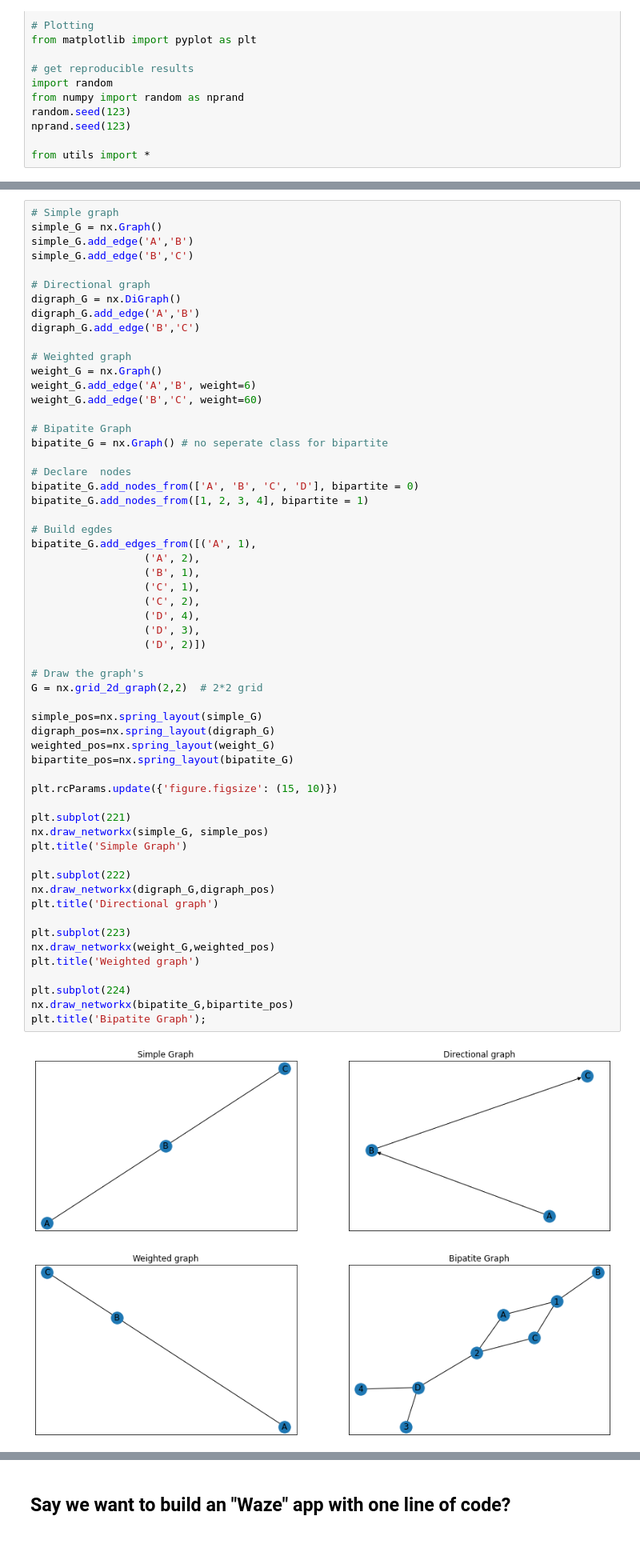
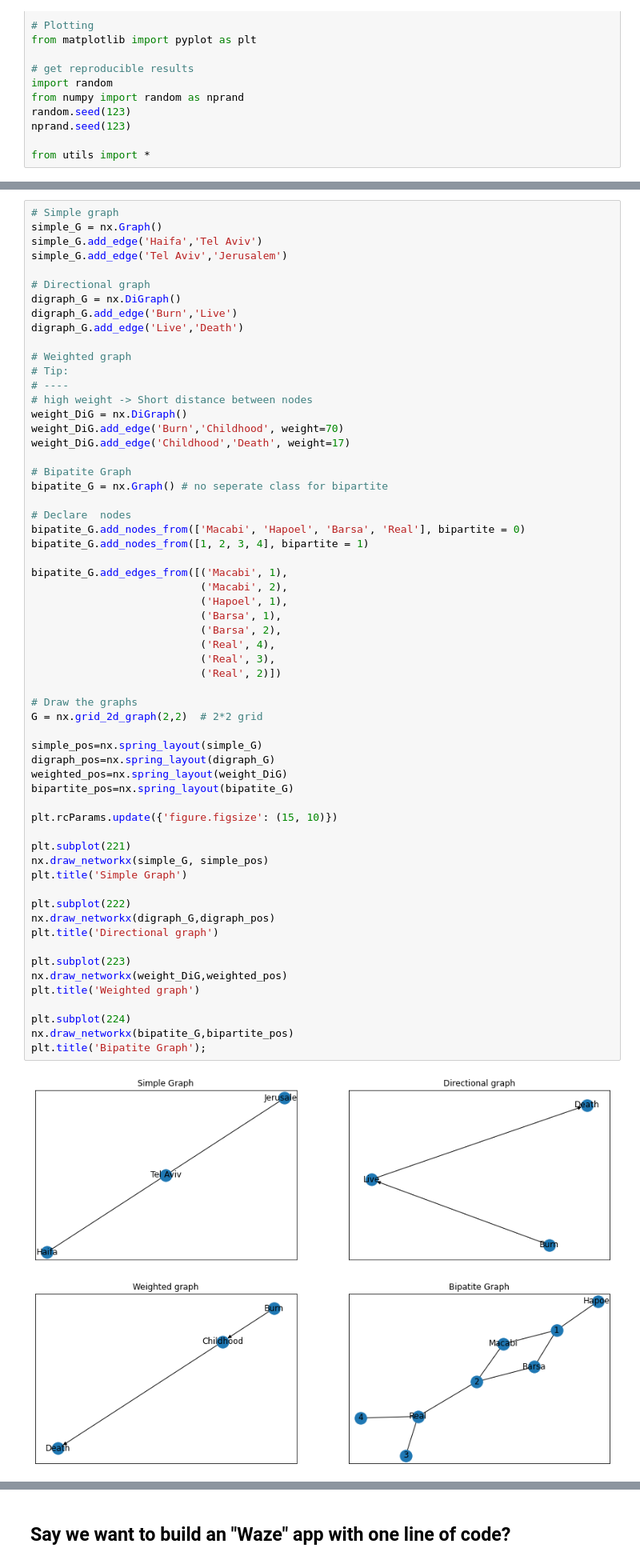
Before and after one commit to Eliran79/DataScienceWorkshop20936, a Jupyter notebook: networkx_soft_landing.ipynb, the cells around one changed output, grey strips where cells are left out. Shown at 80% size. Cells and saved outputs as stored; diff of their text form; blank space fills up the shorter version.

```diff
--- a/networkx_soft_landing.ipynb
+++ b/networkx_soft_landing.ipynb
@@ -29,60 +29,62 @@ from utils import *
 # %%
 # Simple graph
 simple_G = nx.Graph()
-simple_G.add_edge('A','B')
-simple_G.add_edge('B','C')
+simple_G.add_edge('Haifa','Tel Aviv')
+simple_G.add_edge('Tel Aviv','Jerusalem')
 
 # Directional graph
 digraph_G = nx.DiGraph()
-digraph_G.add_edge('A','B')
-digraph_G.add_edge('B','C')
+digraph_G.add_edge('Burn','Live')
+digraph_G.add_edge('Live','Death')
 
 # Weighted graph
-weight_G = nx.Graph()
-weight_G.add_edge('A','B', weight=6)
-weight_G.add_edge('B','C', weight=60)
+# Tip:
+# ----
+# high weight -> Short distance between nodes
+weight_DiG = nx.DiGraph()
+weight_DiG.add_edge('Burn','Childhood', weight=70)
+weight_DiG.add_edge('Childhood','Death', weight=17)
 
 # Bipatite Graph
 bipatite_G = nx.Graph() # no seperate class for bipartite
 
 # Declare  nodes
-bipatite_G.add_nodes_from(['A', 'B', 'C', 'D'], bipartite = 0)
+bipatite_G.add_nodes_from(['Macabi', 'Hapoel', 'Barsa', 'Real'], bipartite = 0)
 bipatite_G.add_nodes_from([1, 2, 3, 4], bipartite = 1)
 
-# Build egdes
-bipatite_G.add_edges_from([('A', 1),
-                  ('A', 2),
-                  ('B', 1),
-                  ('C', 1),
-                  ('C', 2),
-                  ('D', 4),
-                  ('D', 3),
-                  ('D', 2)])
+bipatite_G.add_edges_from([('Macabi', 1),
+                           ('Macabi', 2),
+                           ('Hapoel', 1),
+                           ('Barsa', 1),
+                           ('Barsa', 2),
+                           ('Real', 4),
+                           ('Real', 3),
+                           ('Real', 2)])
 
-# Draw the graph's
+# Draw the graphs
 G = nx.grid_2d_graph(2,2)  # 2*2 grid
 
 simple_pos=nx.spring_layout(simple_G)
 digraph_pos=nx.spring_layout(digraph_G)
-weighted_pos=nx.spring_layout(weight_G)
+weighted_pos=nx.spring_layout(weight_DiG)
 bipartite_pos=nx.spring_layout(bipatite_G)
 
 plt.rcParams.update({'figure.figsize': (15, 10)})
 
 plt.subplot(221)
 nx.draw_networkx(simple_G, simple_pos)
 plt.title('Simple Graph')
 
 plt.subplot(222)
 nx.draw_networkx(digraph_G,digraph_pos)
 plt.title('Directional graph')
 
 plt.subplot(223)
-nx.draw_networkx(weight_G,weighted_pos)
+nx.draw_networkx(weight_DiG,weighted_pos)
 plt.title('Weighted graph')
 
 plt.subplot(224)
 nx.draw_networkx(bipatite_G,bipartite_pos)
 plt.title('Bipatite Graph');
 # %% [output]
-[figure, old version]
+[figure, new version]
```
Also changed, not shown: parts of 29 cells of this notebook.
